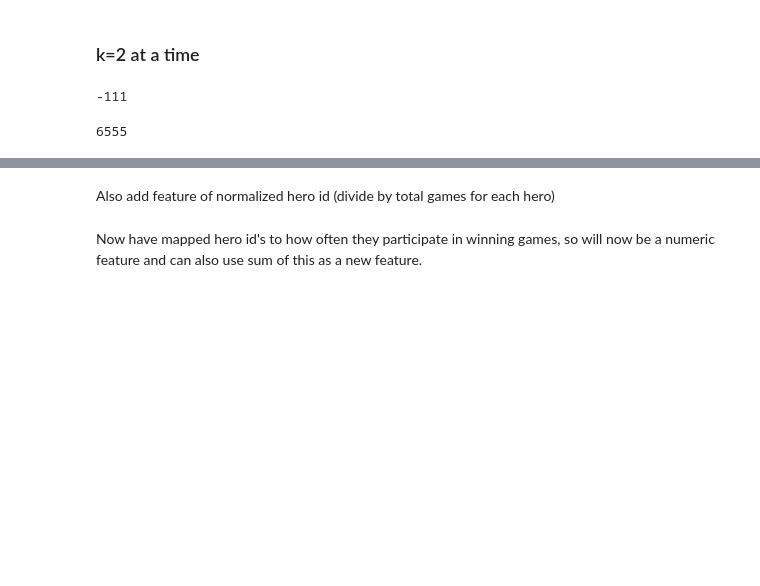
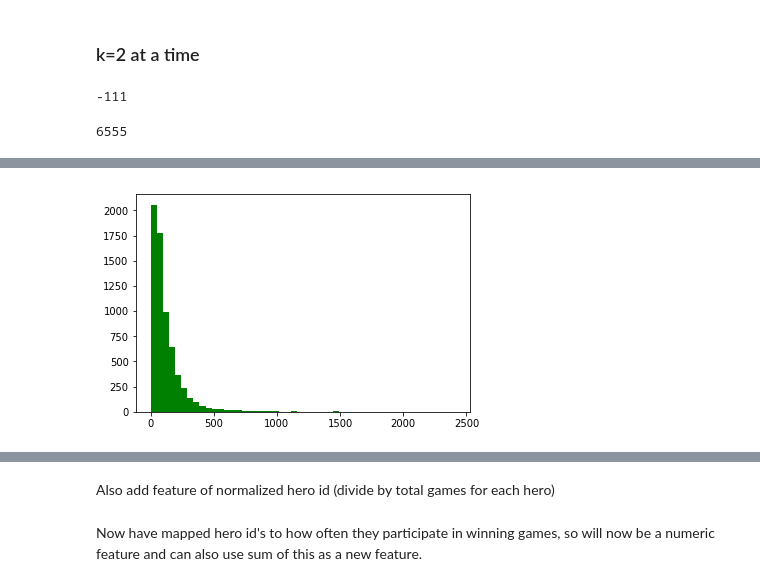
Before and after one commit to tankonst/game_winner_binary_classifier, a Jupyter notebook: Post_Pipeline_EDA_FE_cleaned.ipynb, the cells around one changed output, grey strips where cells are left out. Saved outputs shown, nothing was run; the diff lists cells and outputs as text; code cells hidden in the pictures; blank space fills up the shorter version.

```diff
--- a/Post_Pipeline_EDA_FE_cleaned.ipynb
+++ b/Post_Pipeline_EDA_FE_cleaned.ipynb
@@ -259 +259,32 @@ plt.show()
+# %%
+dict_2heros_total_games = {}
+for i in range(r_heros_df_r_win.shape[0]):
+    for j in ls_tuple_cols_r:
+        if r_heros_df_r_win[j].iloc[i] not in dict_2heros_total_games:
+            dict_2heros_total_games[r_heros_df_r_win[j].iloc[i]] = 1
+        else:
+            dict_2heros_total_games[r_heros_df_r_win[j].iloc[i]] +=1
+for i in range(r_heros_df_r_lose.shape[0]):
+    for j in ls_tuple_cols_r:
+        if r_heros_df_r_lose[j].iloc[i] not in dict_2heros_total_games:
+            dict_2heros_total_games[r_heros_df_r_lose[j].iloc[i]] = 1
+        else:
+            dict_2heros_total_games[r_heros_df_r_lose[j].iloc[i]] += 1
+for i in range(d_heros_df_r_win.shape[0]):
+    for j in ls_tuple_cols_d:
+        if d_heros_df_r_win[j].iloc[i] not in dict_2heros_total_games:
+            dict_2heros_total_games[d_heros_df_r_win[j].iloc[i]] = 1
+        else:
+            dict_2heros_total_games[d_heros_df_r_win[j].iloc[i]] += 1
+for i in range(d_heros_df_r_lose.shape[0]):
+    for j in ls_tuple_cols_d:
+        if d_heros_df_r_lose[j].iloc[i] not in dict_2heros_total_games:
+            dict_2heros_total_games[d_heros_df_r_lose[j].iloc[i]] = 1
+        else:
+            dict_2heros_total_games[d_heros_df_r_lose[j].iloc[i]] += 1
+# %%
+plt.hist(list(dict_2heros_total_games.values()), color='g',bins=50)
+plt.show()
+# %% [output]
+[figure, added]
 # %%
```
Also changed, not shown: parts of 62 cells of this notebook, 2 other files.
